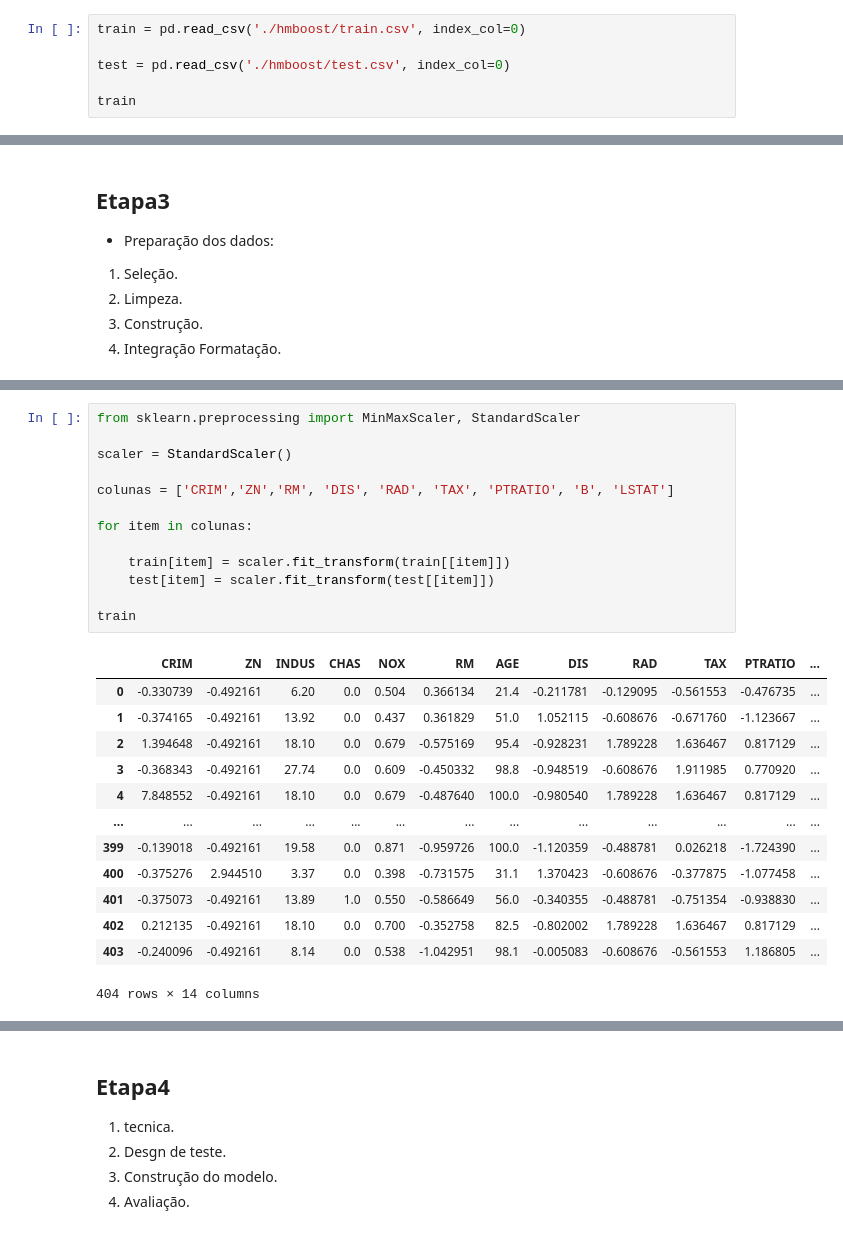
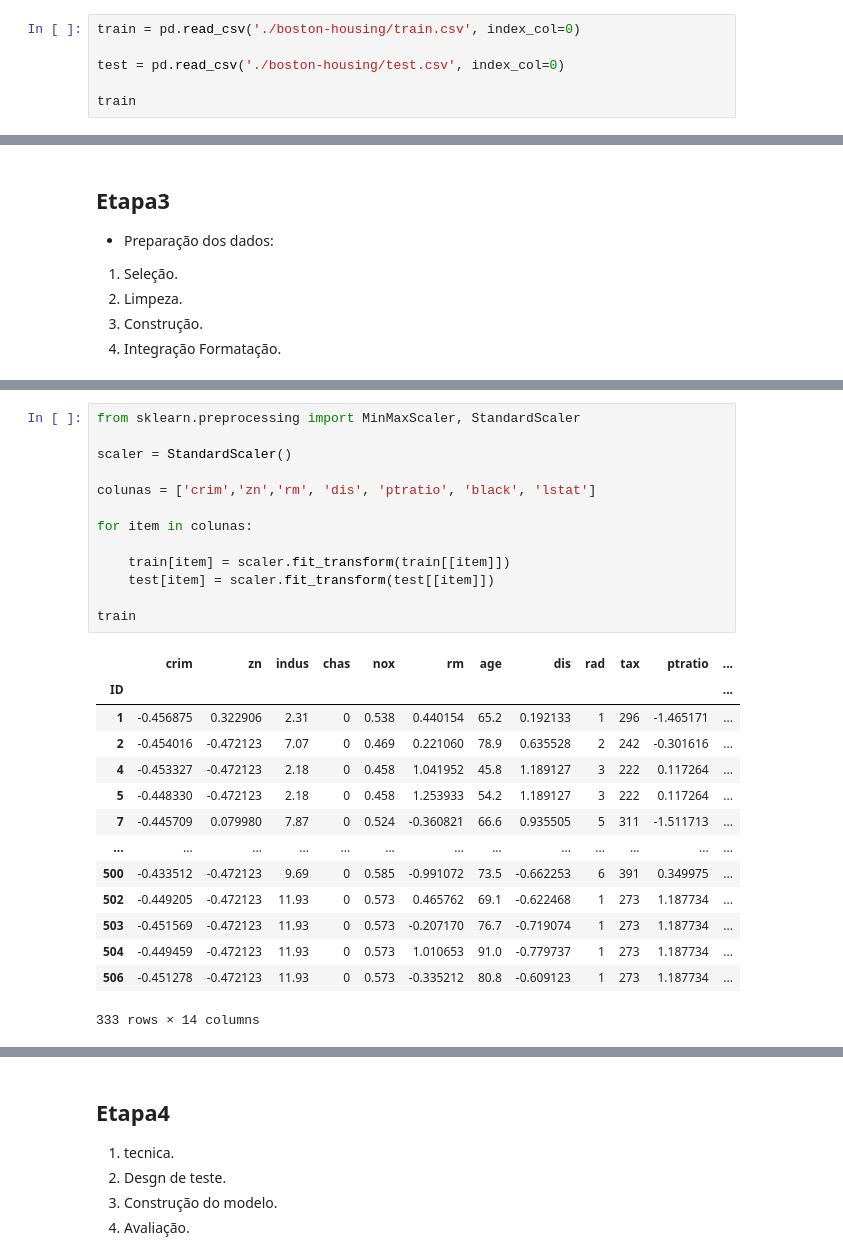
Before and after one commit to mayconbaptista/upsolving_kaggle, a Jupyter notebook: boston_housing/solution.ipynb, the cells around one changed output, grey strips where cells are left out. Drawn from its saved outputs; the diff is of its cells as text.

```diff
--- a/boston_housing/solution.ipynb
+++ b/boston_housing/solution.ipynb
@@ -42,9 +42,9 @@ Dicionário dos dados
 | LSTAT | status mais baixo da população (porcentagem) |  |
 | MEDV | valor médio das casas ocupadas pelos proprietários em US$ 1.000 (variável alvo) |  |
 # %%
-train = pd.read_csv('./hmboost/train.csv', index_col=0)
+train = pd.read_csv('./boston-housing/train.csv', index_col=0)
 
-test = pd.read_csv('./hmboost/test.csv', index_col=0)
+test = pd.read_csv('./boston-housing/test.csv', index_col=0)
 
 train
 # %% [output]
@@ -192,30 +205,31 @@ plt.show()
 # %%
 from sklearn.preprocessing import MinMaxScaler, StandardScaler
 
 scaler = StandardScaler()
 
-colunas = ['CRIM','ZN','RM', 'DIS', 'RAD', 'TAX', 'PTRATIO', 'B', 'LSTAT']
+colunas = ['crim','zn','rm', 'dis', 'ptratio', 'black', 'lstat']
 
 for item in colunas:
 
     train[item] = scaler.fit_transform(train[[item]])
     test[item] = scaler.fit_transform(test[[item]])
 
 train
 # %% [output]
-|  | CRIM | ZN | INDUS | CHAS | NOX | RM | AGE | DIS | RAD | TAX | PTRATIO | ... |
-| 0 | -0.330739 | -0.492161 | 6.20 | 0.0 | 0.504 | 0.366134 | 21.4 | -0.211781 | -0.129095 | -0.561553 | -0.476735 | ... |
-| 1 | -0.374165 | -0.492161 | 13.92 | 0.0 | 0.437 | 0.361829 | 51.0 | 1.052115 | -0.608676 | -0.671760 | -1.123667 | ... |
-| 2 | 1.394648 | -0.492161 | 18.10 | 0.0 | 0.679 | -0.575169 | 95.4 | -0.928231 | 1.789228 | 1.636467 | 0.817129 | ... |
-| 3 | -0.368343 | -0.492161 | 27.74 | 0.0 | 0.609 | -0.450332 | 98.8 | -0.948519 | -0.608676 | 1.911985 | 0.770920 | ... |
-| 4 | 7.848552 | -0.492161 | 18.10 | 0.0 | 0.679 | -0.487640 | 100.0 | -0.980540 | 1.789228 | 1.636467 | 0.817129 | ... |
+|  | crim | zn | indus | chas | nox | rm | age | dis | rad | tax | ptratio | ... |
+| ID |  |  |  |  |  |  |  |  |  |  |  | ... |
+| 1 | -0.456875 | 0.322906 | 2.31 | 0 | 0.538 | 0.440154 | 65.2 | 0.192133 | 1 | 296 | -1.465171 | ... |
+| 2 | -0.454016 | -0.472123 | 7.07 | 0 | 0.469 | 0.221060 | 78.9 | 0.635528 | 2 | 242 | -0.301616 | ... |
+| 4 | -0.453327 | -0.472123 | 2.18 | 0 | 0.458 | 1.041952 | 45.8 | 1.189127 | 3 | 222 | 0.117264 | ... |
+| 5 | -0.448330 | -0.472123 | 2.18 | 0 | 0.458 | 1.253933 | 54.2 | 1.189127 | 3 | 222 | 0.117264 | ... |
+| 7 | -0.445709 | 0.079980 | 7.87 | 0 | 0.524 | -0.360821 | 66.6 | 0.935505 | 5 | 311 | -1.511713 | ... |
 | ... | ... | ... | ... | ... | ... | ... | ... | ... | ... | ... | ... | ... |
-| 399 | -0.139018 | -0.492161 | 19.58 | 0.0 | 0.871 | -0.959726 | 100.0 | -1.120359 | -0.488781 | 0.026218 | -1.724390 | ... |
-| 400 | -0.375276 | 2.944510 | 3.37 | 0.0 | 0.398 | -0.731575 | 31.1 | 1.370423 | -0.608676 | -0.377875 | -1.077458 | ... |
-| 401 | -0.375073 | -0.492161 | 13.89 | 1.0 | 0.550 | -0.586649 | 56.0 | -0.340355 | -0.488781 | -0.751354 | -0.938830 | ... |
-| 402 | 0.212135 | -0.492161 | 18.10 | 0.0 | 0.700 | -0.352758 | 82.5 | -0.802002 | 1.789228 | 1.636467 | 0.817129 | ... |
-| 403 | -0.240096 | -0.492161 | 8.14 | 0.0 | 0.538 | -1.042951 | 98.1 | -0.005083 | -0.608676 | -0.561553 | 1.186805 | ... |
+| 500 | -0.433512 | -0.472123 | 9.69 | 0 | 0.585 | -0.991072 | 73.5 | -0.662253 | 6 | 391 | 0.349975 | ... |
+| 502 | -0.449205 | -0.472123 | 11.93 | 0 | 0.573 | 0.465762 | 69.1 | -0.622468 | 1 | 273 | 1.187734 | ... |
+| 503 | -0.451569 | -0.472123 | 11.93 | 0 | 0.573 | -0.207170 | 76.7 | -0.719074 | 1 | 273 | 1.187734 | ... |
+| 504 | -0.449459 | -0.472123 | 11.93 | 0 | 0.573 | 1.010653 | 91.0 | -0.779737 | 1 | 273 | 1.187734 | ... |
+| 506 | -0.451278 | -0.472123 | 11.93 | 0 | 0.573 | -0.335212 | 80.8 | -0.609123 | 1 | 273 | 1.187734 | ... |
-404 rows × 14 columns
+333 rows × 14 columns
 # %%
 list(train.columns)
 # %% [output]
```
Also changed, not shown: parts of 15 cells of this notebook, 13 other files.
